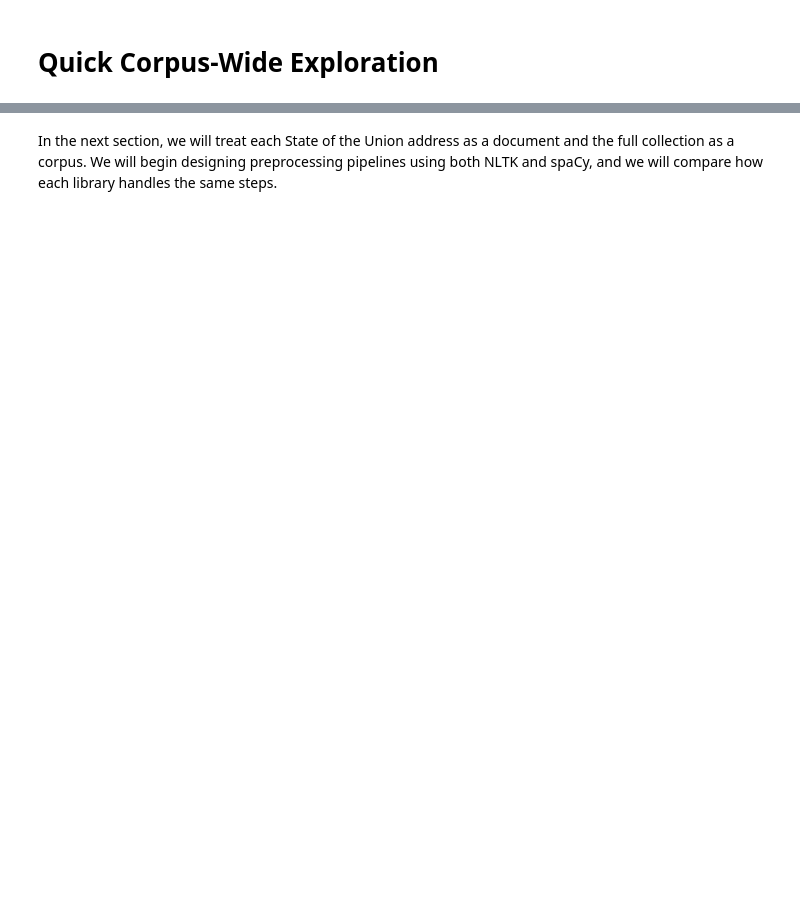
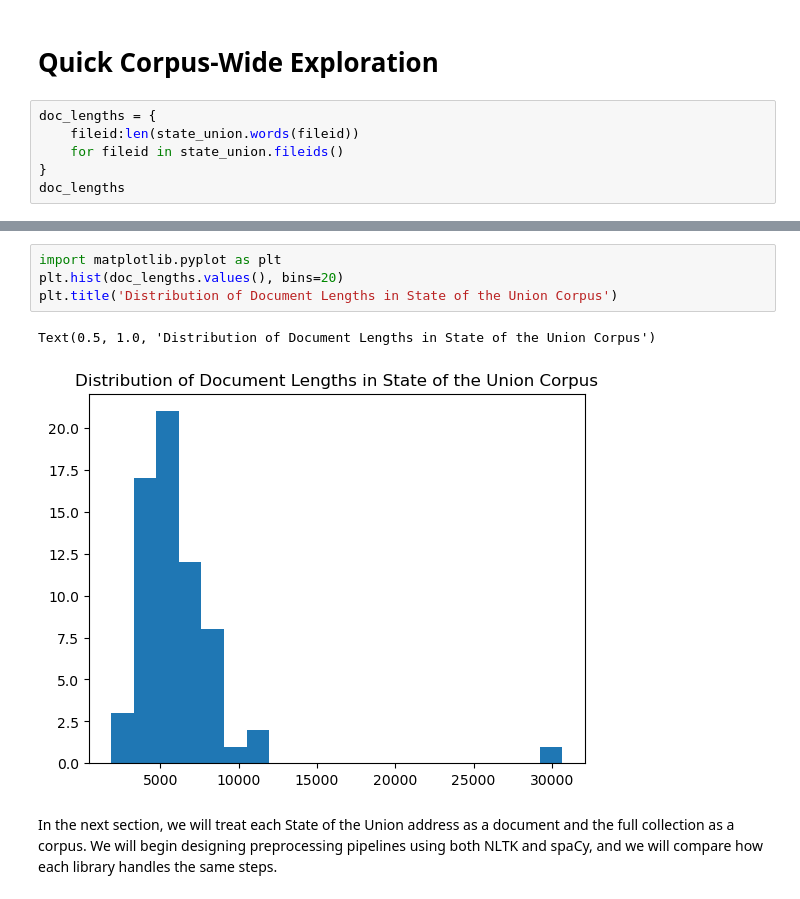
Before and after one commit to JPTYU/aig230-lab2-JohnPaul-Tamburro, a Jupyter notebook: starter/explore_raw_text.ipynb, the cells around one changed output, grey strips where cells are left out. Cells and saved outputs as stored; diff of their text form; blank space fills up the shorter version.

```diff
--- a/starter/explore_raw_text.ipynb
+++ b/starter/explore_raw_text.ipynb
@@ -139,2 +174,8 @@ At this stage, we only explore structure.
 # %% [markdown]
 # Quick Corpus-Wide Exploration
+# %%
+doc_lengths = {
+    fileid:len(state_union.words(fileid))
+    for fileid in state_union.fileids()
+}
+doc_lengths
@@ -161,2 +214,9 @@ Successfully installed contourpy-1.3.3 cycler-0.12.1 fonttools-4.61.1 kiwisolver
+# %%
+import matplotlib.pyplot as plt
+plt.hist(doc_lengths.values(), bins=20)
+plt.title('Distribution of Document Lengths in State of the Union Corpus')
+# %% [output]
+Text(0.5, 1.0, 'Distribution of Document Lengths in State of the Union Corpus')
+[figure, added]
 # %% [markdown]
 In the next section, we will treat each State of the Union address as a document and the full collection as a corpus. We will begin designing preprocessing pipelines using both NLTK and spaCy, and we will compare how each library handles the same steps.
```
Also changed, not shown: parts of 5 cells of this notebook.
